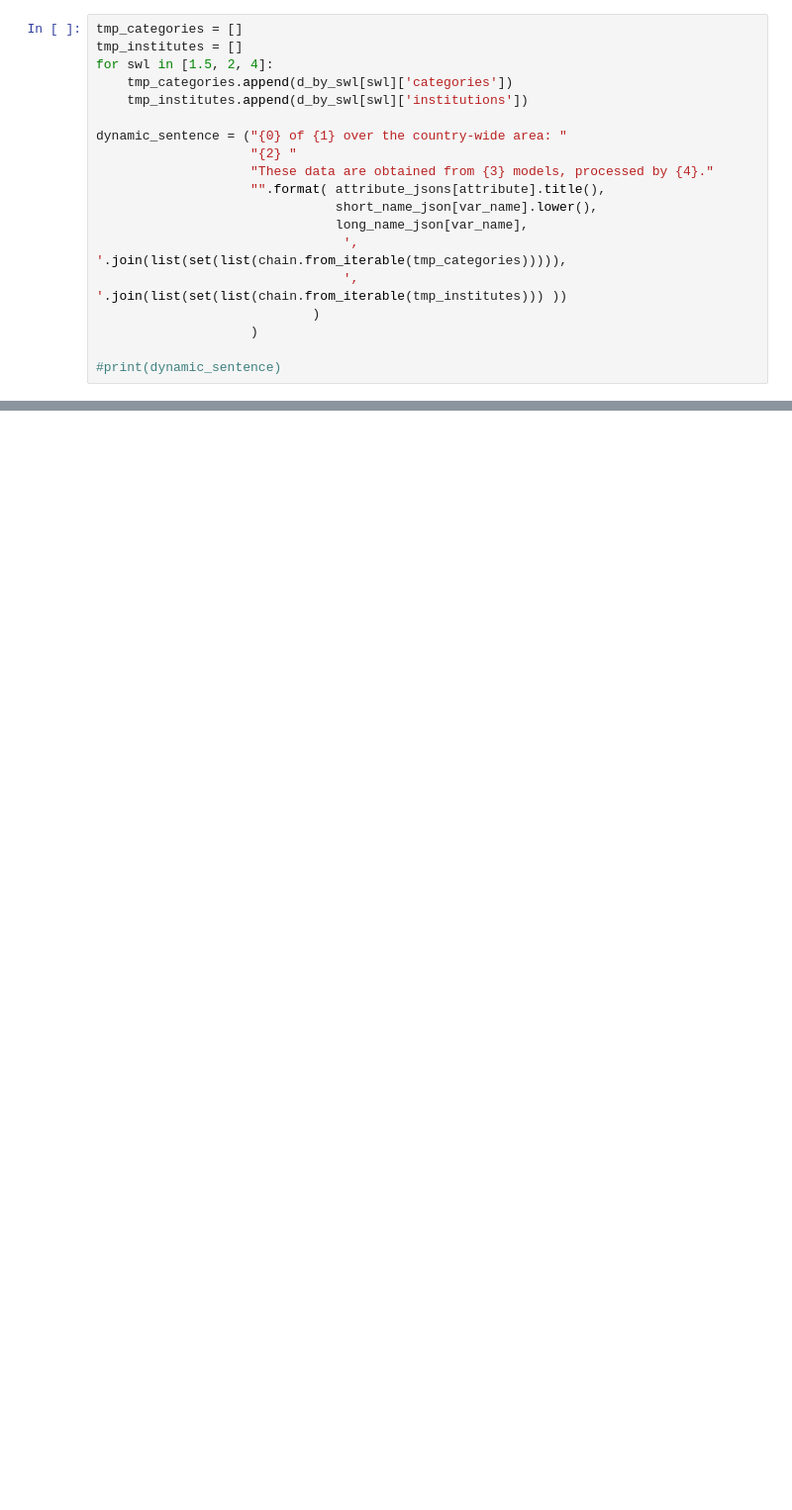
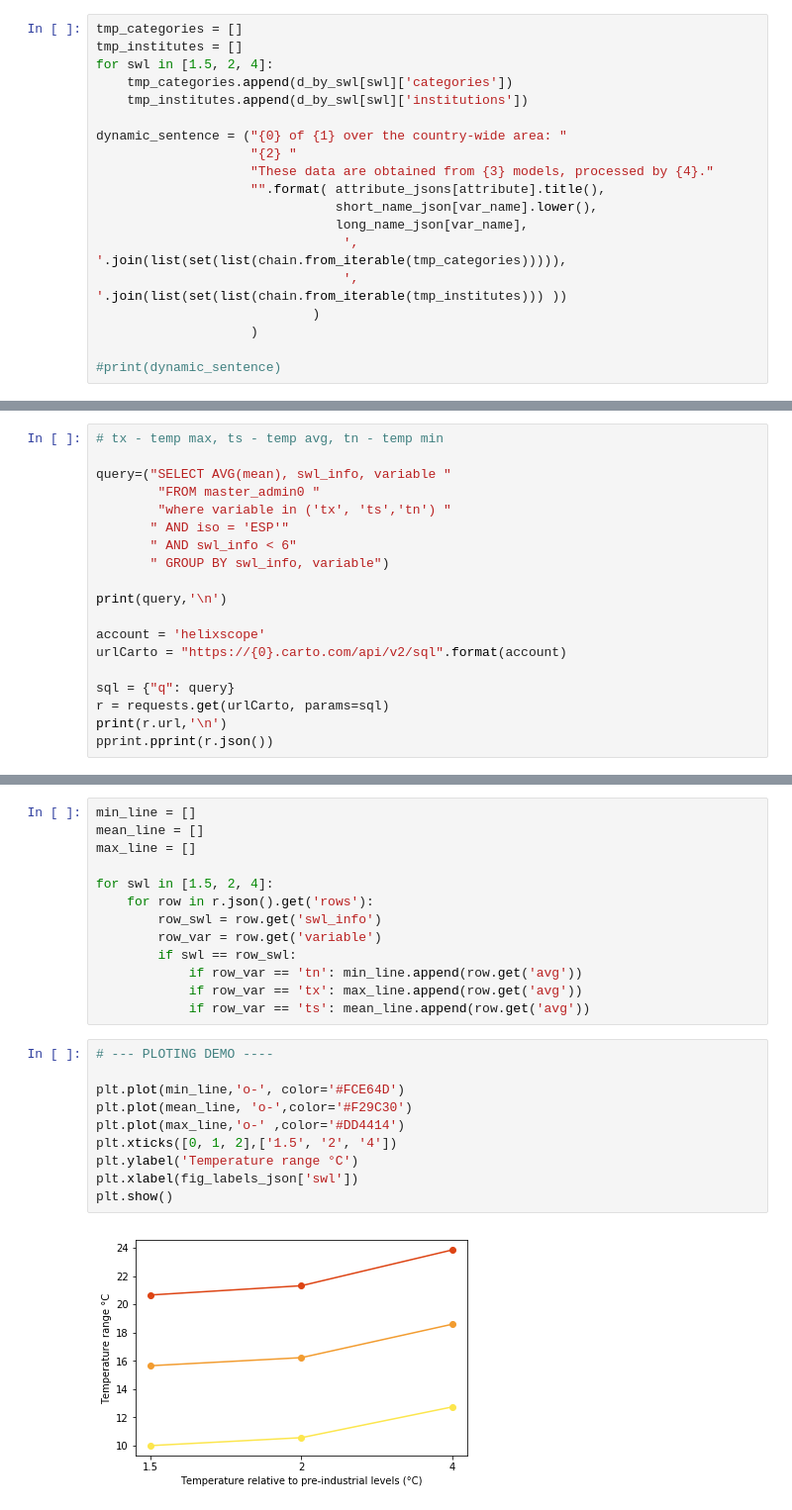
Before and after one commit to Vizzuality/helix-scope-data, a Jupyter notebook: work/backend_examples.ipynb, the cells around one changed output, grey strips where cells are left out. Shown at 99% size. Saved outputs shown, nothing was run; the diff lists cells and outputs as text; blank space fills up the shorter version.

```diff
--- a/work/backend_examples.ipynb
+++ b/work/backend_examples.ipynb
@@ -1366,0 +1397,19 @@ Standard Deviation of average monthly maximum temperature over the country-wide
+# %%
+# tx - temp max, ts - temp avg, tn - temp min
+
+query=("SELECT AVG(mean), swl_info, variable "
+        "FROM master_admin0 "
+        "where variable in ('tx', 'ts','tn') "
+       " AND iso = 'ESP'"
+       " AND swl_info < 6"
+       " GROUP BY swl_info, variable")
+
+print(query,'\n')
+
+account = 'helixscope'
+urlCarto = "https://{0}.carto.com/api/v2/sql".format(account)
+
+sql = {"q": query}
+r = requests.get(urlCarto, params=sql)
+print(r.url,'\n')
+pprint.pprint(r.json())
@@ -1367 +1435,26 @@ Standard Deviation of average monthly maximum temperature over the country-wide
+# %%
+min_line = []
+mean_line = []
+max_line = []
+
+for swl in [1.5, 2, 4]:
+    for row in r.json().get('rows'):
+        row_swl = row.get('swl_info')
+        row_var = row.get('variable')
+        if swl == row_swl:
+            if row_var == 'tn': min_line.append(row.get('avg'))
+            if row_var == 'tx': max_line.append(row.get('avg'))
+            if row_var == 'ts': mean_line.append(row.get('avg'))
+# %%
+# --- PLOTING DEMO ----
+
+plt.plot(min_line,'o-', color='#FCE64D')
+plt.plot(mean_line, 'o-',color='#F29C30')
+plt.plot(max_line,'o-' ,color='#DD4414')
+plt.xticks([0, 1, 2],['1.5', '2', '4'])
+plt.ylabel('Temperature range °C')
+plt.xlabel(fig_labels_json['swl'])
+plt.show()
+# %% [output]
+[figure, added]
 # %% [markdown]
```
Also changed, not shown: parts of 19 cells of this notebook, 1 other file.
